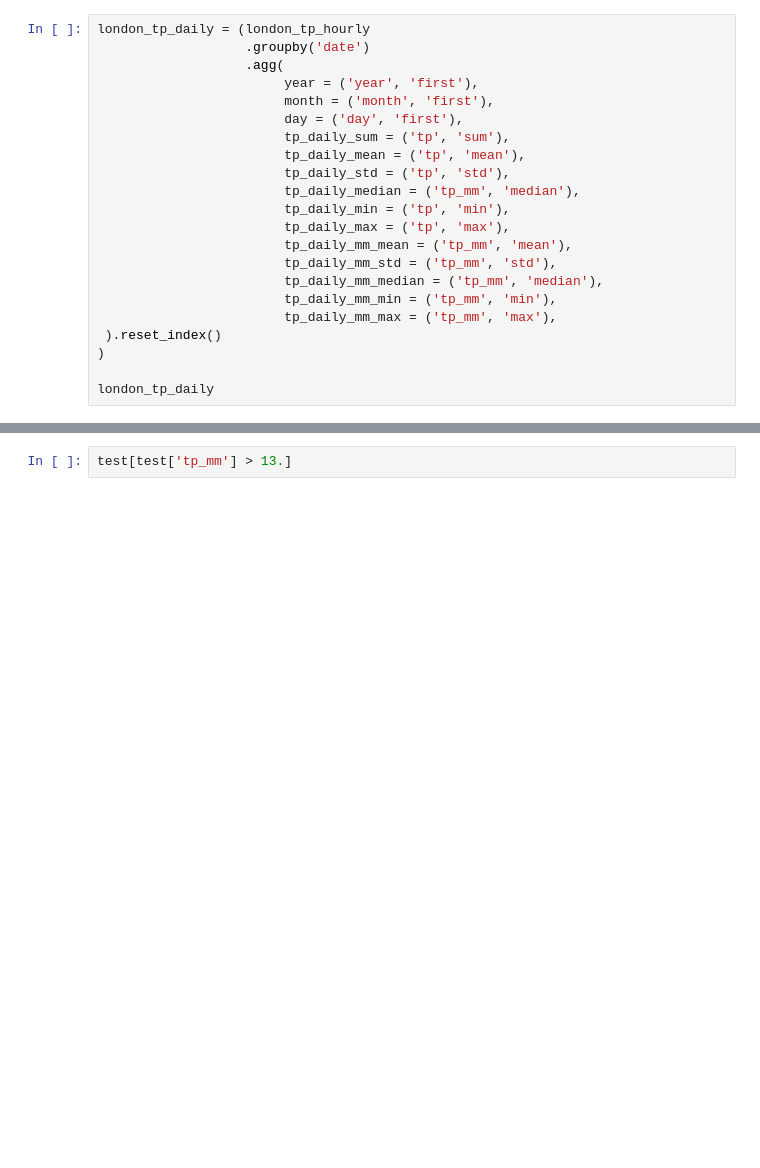
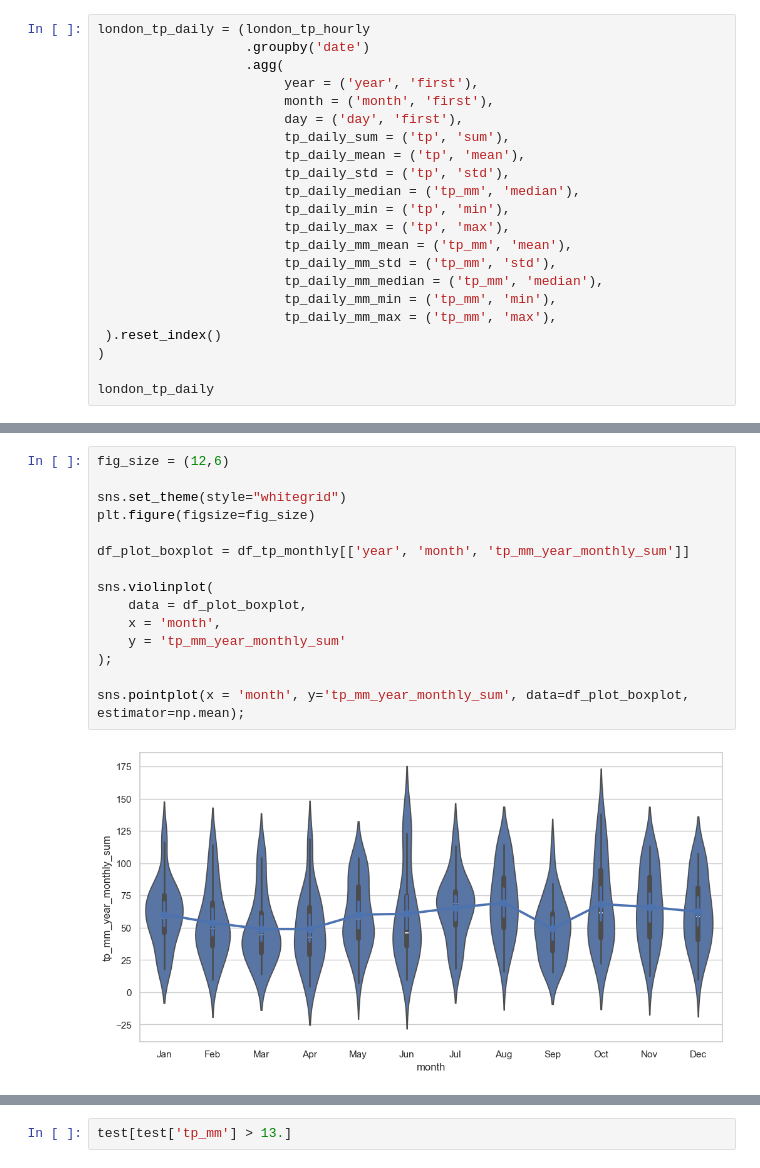
Before and after one commit to pacoraggio/London-Rainfall, a Jupyter notebook: ERA5_data_transformation.ipynb, the cells around one changed output, grey strips where cells are left out. Drawn from its saved outputs; the diff is of its cells as text; blank space fills up the shorter version.

```diff
--- a/ERA5_data_transformation.ipynb
+++ b/ERA5_data_transformation.ipynb
@@ -571,0 +938,17 @@ Index(['date', 'year', 'month', 'day', 'tp_daily_sum', 'tp_daily_mean',
+# %%
+fig_size = (12,6)
+
+sns.set_theme(style="whitegrid")
+plt.figure(figsize=fig_size)
+
+df_plot_boxplot = df_tp_monthly[['year', 'month', 'tp_mm_year_monthly_sum']]
+
+sns.violinplot(
+    data = df_plot_boxplot,
+    x = 'month',
+    y = 'tp_mm_year_monthly_sum'
+);
+
+sns.pointplot(x = 'month', y='tp_mm_year_monthly_sum', data=df_plot_boxplot, estimator=np.mean);
+# %% [output]
+[figure, added]
```
Also changed, not shown: parts of 57 cells of this notebook, 5 other files.
